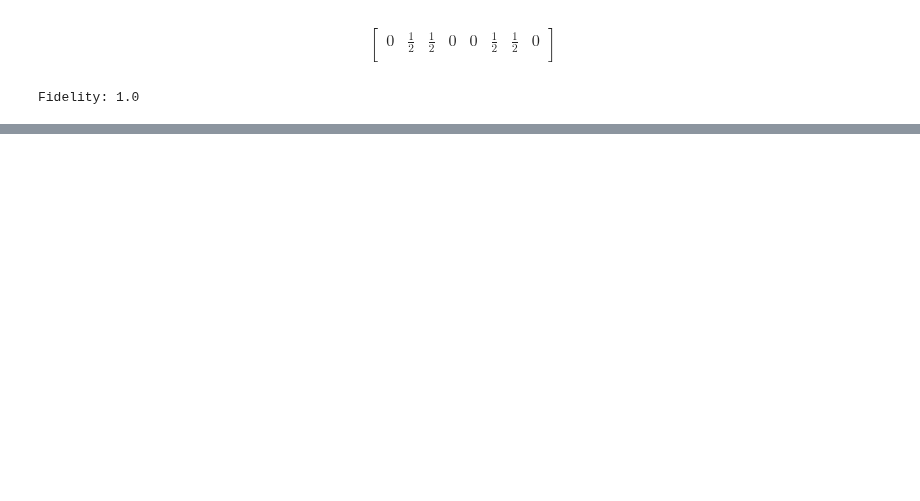
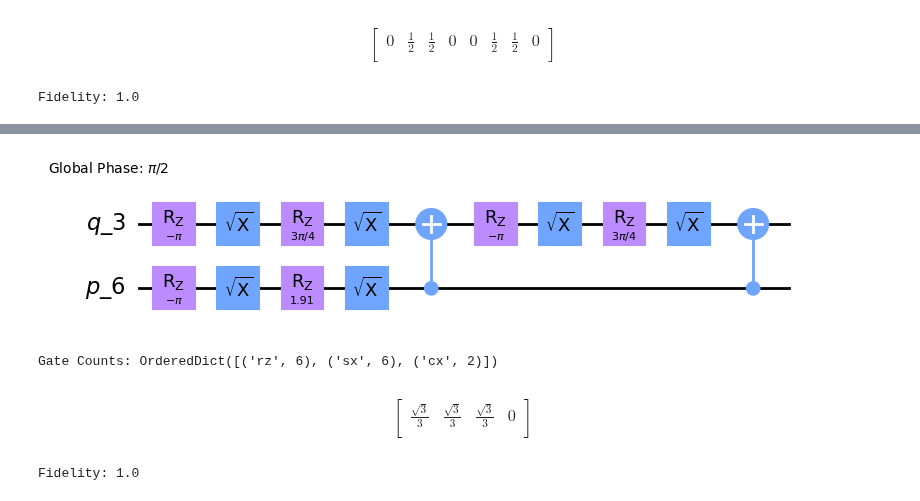
Before and after one commit to Mostafa-Atallah2020/func-qaoa-factorization, a Jupyter notebook: examples/Effective space for VQF clauses.ipynb, the cells around one changed output, grey strips where cells are left out. Saved outputs shown, nothing was run; the diff lists cells and outputs as text; code cells hidden in the pictures; blank space fills up the shorter version.

```diff
--- a/examples/Effective space for VQF clauses.ipynb
+++ b/examples/Effective space for VQF clauses.ipynb
@@ -157,0 +216,36 @@ Fidelity: 1.0
+# %%
+from qiskit import transpile
+
+basis = ['cx', 'h', 'x', 'rz', 'sx']
+transpiled_qc = transpile(qc, basis_gates=basis, optimization_level=3)
+# Draw the transpiled circuit
+#transpiled_qc.draw(output='mpl')
+# %%
+transpiled_qc.draw('mpl')
+# %% [output]
+[figure, added]
+# %%
+# Count the gates in the circuit
+gate_counts = transpiled_qc.count_ops()
+
+# Print the gate counts
+print("Gate Counts:", gate_counts)
+# %% [output]
+Gate Counts: OrderedDict([('rz', 6), ('sx', 6), ('cx', 2)])
+# %%
+from src.circuit_tools import statevector
+output_state = statevector(transpiled_qc)
+array_to_latex(output_state)
+# %% [output]
+$$
+\begin{bmatrix}
+\frac{\sqrt{3}}{3} & \frac{\sqrt{3}}{3} & \frac{\sqrt{3}}{3} & 0  \\
+ \end{bmatrix}
+$$
+# %%
+from qiskit.quantum_info import state_fidelity
+
+fid = state_fidelity(desired_state, output_state)
+print(f"Fidelity: {round(fid,5)}")
+# %% [output]
+Fidelity: 1.0
```
Also changed, not shown: parts of 18 cells of this notebook.
